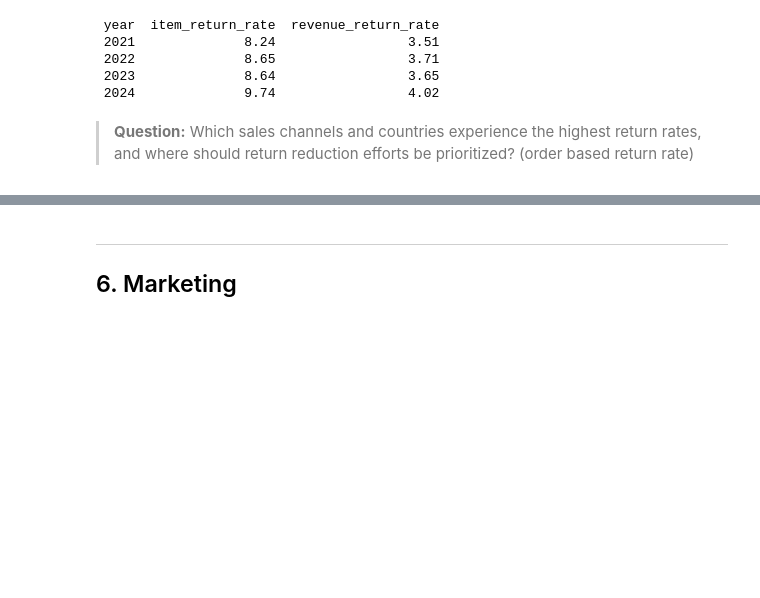
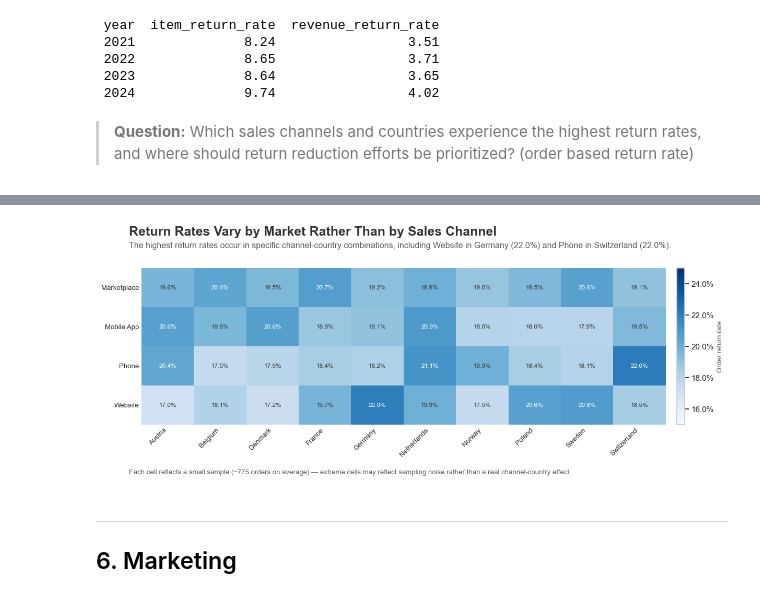
Before and after one commit to eileenheyer-cyber/nordhome_retail_analytics, a Jupyter notebook: 04_EDA/nordhome_eda.ipynb, the cells around one changed output, grey strips where cells are left out. Drawn from its saved outputs; the diff is of its cells as text; code cells hidden in the pictures; blank space fills up the shorter version.

```diff
--- a/04_EDA/nordhome_eda.ipynb
+++ b/04_EDA/nordhome_eda.ipynb
@@ -3179,3 +3182,102 @@ plt.show()
+# %%
+import pandas as pd
+import matplotlib.pyplot as plt
+import numpy as np
+import importlib
+import base_style
+importlib.reload(base_style)
+from base_style import pct
+
+# --------------------------------------------------
+# 1. Load order return rate by channel x country
+# --------------------------------------------------
+
+df_heatmap = pd.read_sql("""
+    WITH orders_total AS (
+        SELECT sales_channel, country, COUNT(DISTINCT order_id) AS total_orders
+        FROM mart.fact_order_items
+        WHERE sales_channel != 'Unknown' AND country != 'Unknown'
+        GROUP BY sales_channel, country
+    ),
+    return_total AS (
+        SELECT sales_channel, country, COUNT(DISTINCT order_id) AS returned_orders
+        FROM mart.fact_returns
+        WHERE ghost_order_flag = false
+          AND sales_channel != 'Unknown'
+          AND country != 'Unknown'
+        GROUP BY sales_channel, country
+    )
+    SELECT
+        ot.sales_channel,
+        ot.country,
+        ot.total_orders,
+        COALESCE(rt.returned_orders, 0) AS returned_orders,
+        ROUND(COALESCE(rt.returned_orders, 0)::numeric / NULLIF(ot.total_orders, 0) * 100, 2) AS order_return_pct
+    FROM orders_total ot
+    LEFT JOIN return_total rt
+        ON ot.sales_channel = rt.sales_channel AND ot.country = rt.country
+    ORDER BY ot.sales_channel, ot.country
+""", engine)
+
+avg_orders_per_cell = df_heatmap["total_orders"].mean()
+
+# --------------------------------------------------
+# 2. Pivot to matrix: channel (rows) x country (columns)
+# --------------------------------------------------
+
+pivot = df_heatmap.pivot(index="sales_channel", columns="country", values="order_return_pct")
+
+# --------------------------------------------------
+# 3. Plot heatmap
+# --------------------------------------------------
+
+VMIN, VMAX = 15, 25  # fixed range so color contrast isn't stretched to this data's own 17-22% span
+
+fig, ax = plt.subplots(figsize=(12, 5))
+
+im = ax.imshow(pivot.values, cmap="Blues", aspect="auto", vmin=VMIN, vmax=VMAX)
+
+ax.set_xticks(range(len(pivot.columns)))
+ax.set_xticklabels(pivot.columns, rotation=45, ha="right", fontsize=9.5)
+ax.set_yticks(range(len(pivot.index)))
+ax.set_yticklabels(pivot.index, fontsize=9.5)
+
+# Annotate each cell with its value
+midpoint = (VMIN + VMAX) / 2
+for i in range(pivot.shape[0]):
+    for j in range(pivot.shape[1]):
+        val = pivot.values[i, j]
+        if not np.isnan(val):
+            text_color = "white" if val > midpoint else "#333333"
+            ax.text(j, i, f"{val:.1f}%", ha="center", va="center",
+                    fontsize=8.5, color=text_color)
+
+for spine in ax.spines.values():
+    spine.set_visible(False)
+ax.tick_params(length=0)
+ax.grid(False)
+
+cbar = fig.colorbar(im, ax=ax, fraction=0.03, pad=0.02)
+cbar.ax.yaxis.set_major_formatter(pct)
+cbar.ax.set_ylabel("Order return rate", fontsize=9.5, color="#5A5A5A")
+
+fig.text(0.08, 0.98,
+         "Return Rates Vary by Market Rather Than by Sales Channel",
+         fontsize=18, fontweight="bold", color="#333333", va="top")
+fig.text(0.08, 0.92,
+         "The highest return rates occur in specific channel-country combinations, including Website in Germany (22.0%) and Phone in Switzerland (22.0%).",
+         fontsize=11.5, color="#5A5A5A", va="top")
+
+fig.text(0.08, 0.03,
+         f"Each cell reflects a small sample (~{avg_orders_per_cell:,.0f} orders on average) — "
+         "extreme cells may reflect sampling noise rather than a real channel-country effect.",
+         fontsize=9.5, color="#5A5A5A")
+
+plt.subplots_adjust(left=0.1, right=0.98, top=0.82, bottom=0.22)
+plt.savefig("figures/order_return_rate_heatmap.png", dpi=150, bbox_inches="tight")
+plt.show()
+# %% [output]
+[figure, added]
 # %% [markdown]
 ---
 ## 6. Marketing
```
Also changed, not shown: parts of 6 cells of this notebook.
